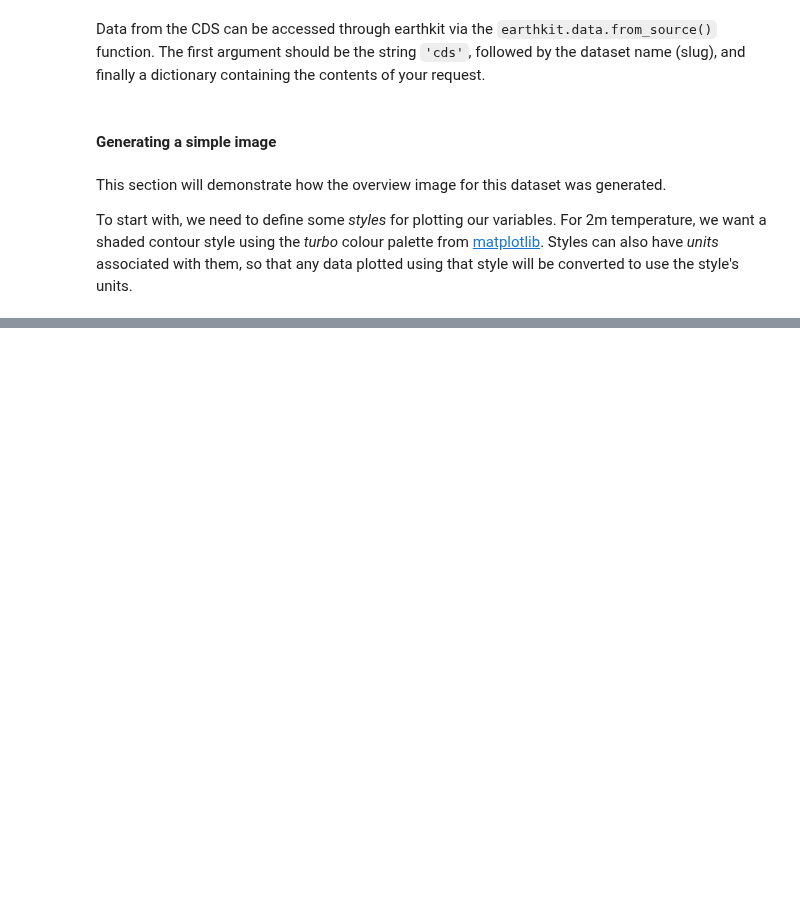
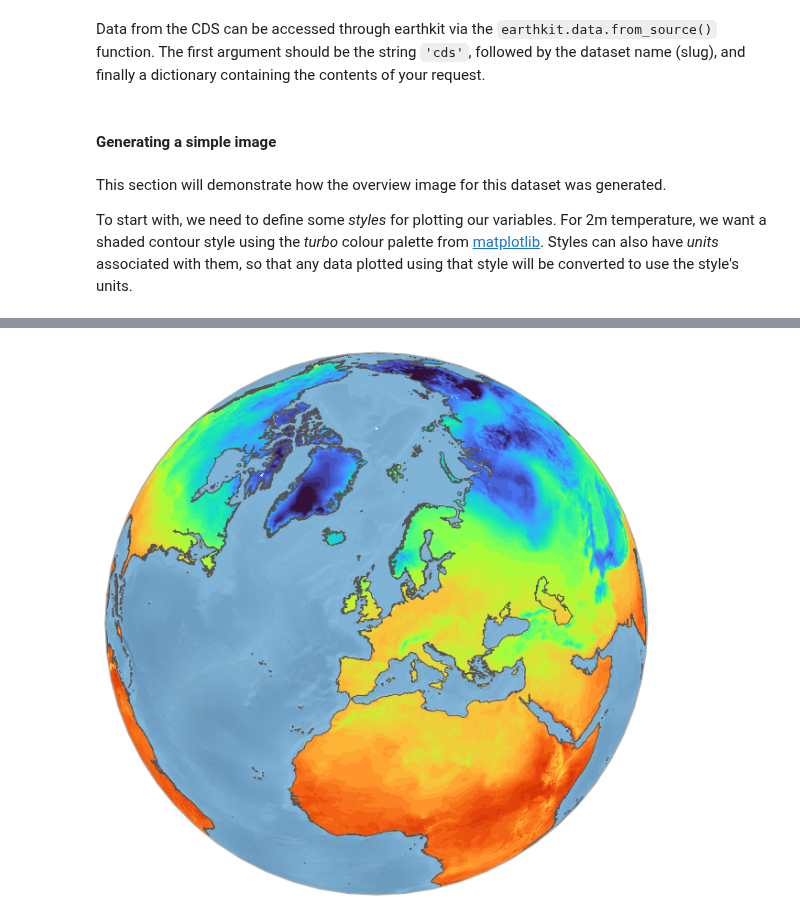
Before and after one commit to ecmwf-projects/dss-notebooks, a Jupyter notebook: datasets/derived-era5-land-daily-statistics/demo.ipynb, the cells around one changed output, grey strips where cells are left out. Saved outputs shown, nothing was run; the diff lists cells and outputs as text; code cells hidden in the pictures; blank space fills up the shorter version.

```diff
--- a/datasets/derived-era5-land-daily-statistics/demo.ipynb
+++ b/datasets/derived-era5-land-daily-statistics/demo.ipynb
@@ -70,10 +71,12 @@ chart.save("overview-detail.png")
 # %%
-earthkit.maps.schema.figsize = (2, 2)
-chart = earthkit.maps.Superplot(crs=crs)
+earthkit.plots.schema.figsize = (2, 2)
+chart = earthkit.plots.Map(crs=crs)
 
-chart.plot(temperature, style=temperature_style, transform_first=False)
+chart.pcolormesh(temperature, style=temperature_style)
 
 chart.coastlines(resolution="high")
 chart.stock_img()
 
-chart.save("overview.png")
+chart.figure.save("overview.png")
+# %% [output]
+[figure, added]
```
Also changed, not shown: parts of 5 cells of this notebook, 2 other files.
